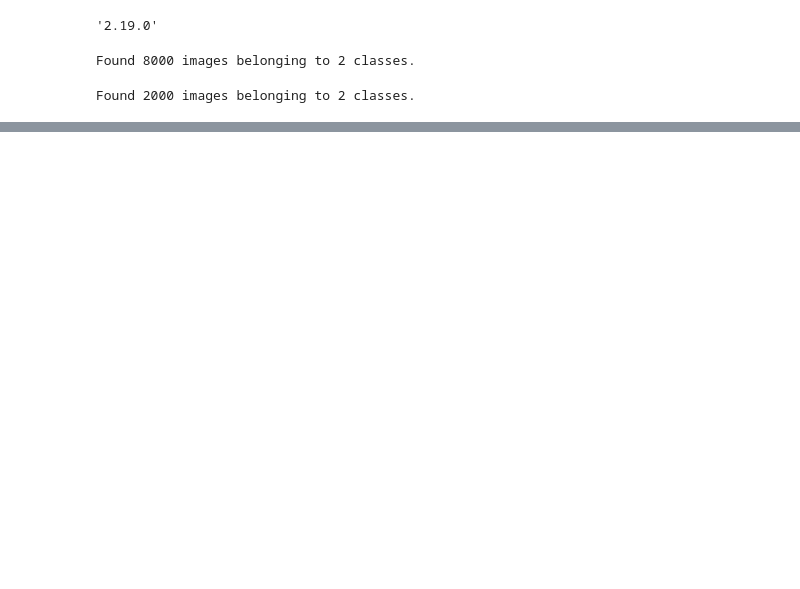
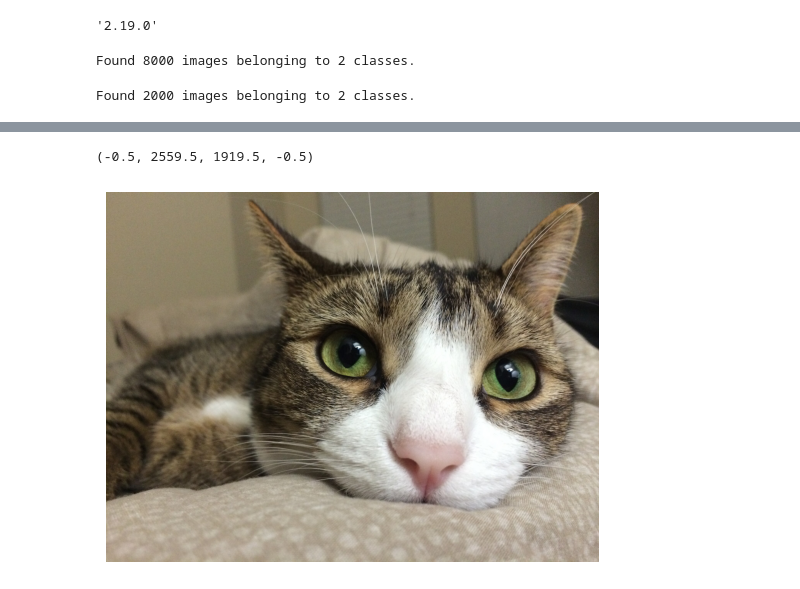
Before and after one commit to eshaansingla/Python, a Jupyter notebook: ML/Deep Learning/CNN/cnn.ipynb, the cells around one changed output, grey strips where cells are left out. Cells and saved outputs as stored; diff of their text form; code cells hidden in the pictures; blank space fills up the shorter version.

```diff
--- a/ML/Deep Learning/CNN/cnn.ipynb
+++ b/ML/Deep Learning/CNN/cnn.ipynb
@@ -36,3 +36,6 @@ cnn.add(tf.keras.layers.Flatten())
 # %%
 cnn.add(tf.keras.layers.Dense(units=128,activation='relu'))
 cnn.add(tf.keras.layers.Dense(units=1,activation='sigmoid'))
+# %%
+cnn.compile(optimizer='adam',loss='binary_crossentropy',metrics=['accuracy'])
+cnn.fit(x=training_set,validation_data=test_set,epochs=25)
@@ -38,0 +61,17 @@ cnn.add(tf.keras.layers.Dense(units=1,activation='sigmoid'))
+# %%
+import numpy as np
+from keras.preprocessing import image
+import matplotlib.pyplot as plt
+img_path='cat.jpeg'
+img=image.load_img(img_path,target_size=(64,64))
+pic=img
+img=image.img_to_array(img)
+img=np.expand_dims(img,axis=0)
+result=cnn.predict(img)
+if result[0][0]==1:
+    print('Doggy')
+else:
+    print('Kitty')
+plt.imshow(image.load_img(img_path))
+plt.axis('off')
+# %% [output]
@@ -38,0 +80,2 @@ cnn.add(tf.keras.layers.Dense(units=1,activation='sigmoid'))
+(-0.5, 2559.5, 1919.5, -0.5)
+[figure, added]
```
Also changed, not shown: parts of 3 cells of this notebook, 2 other files.
